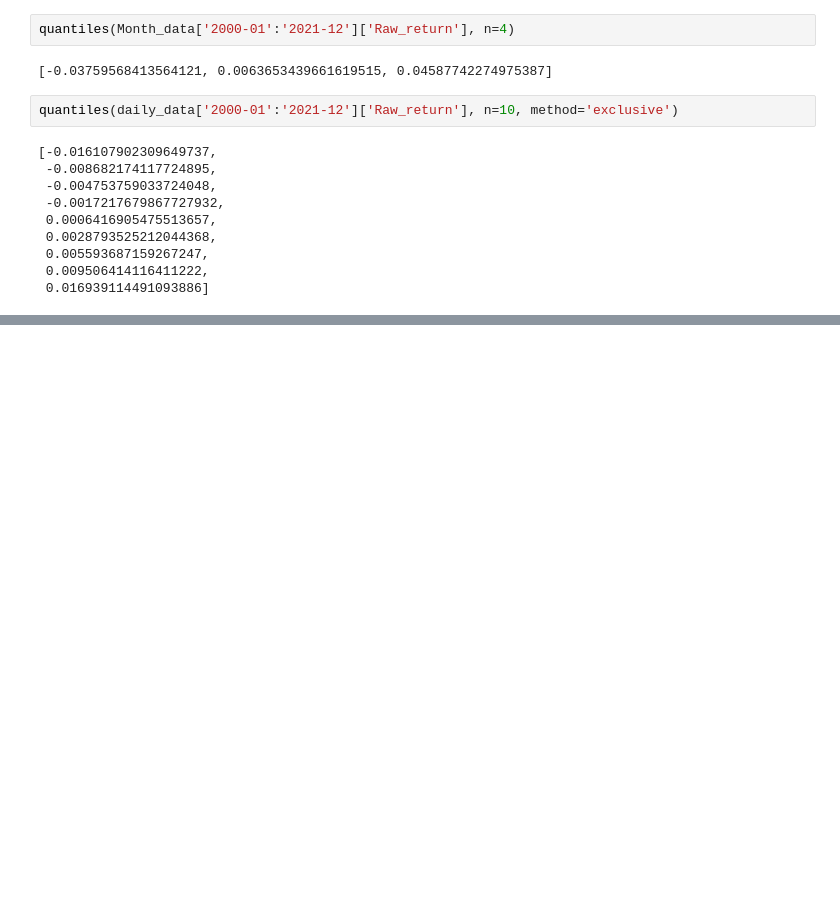
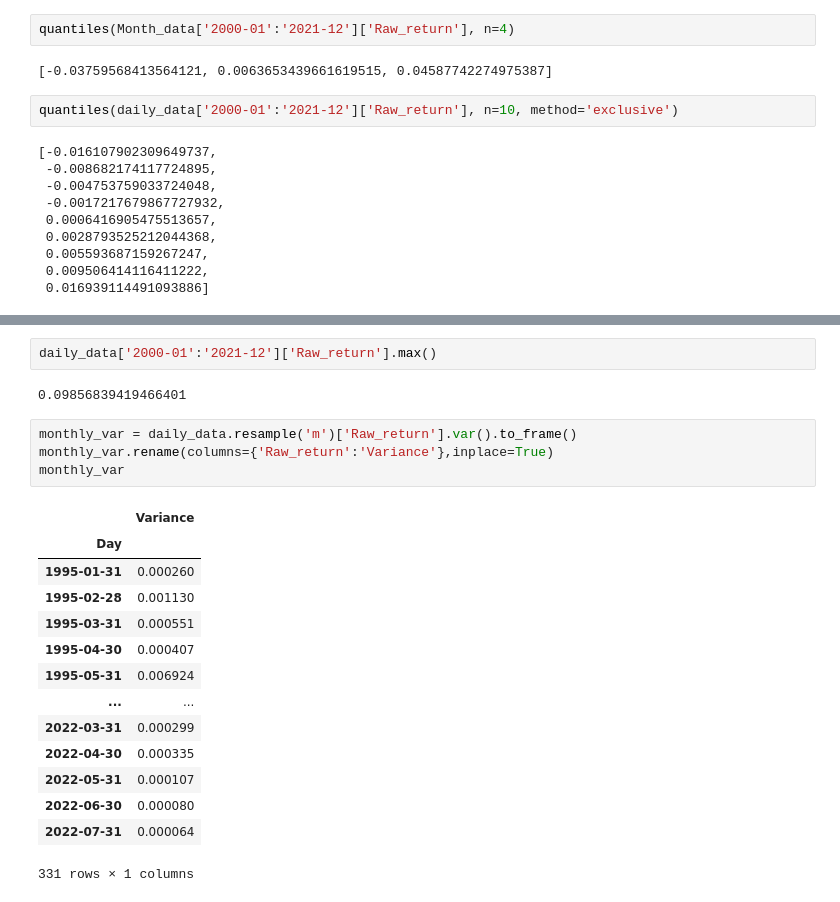
Before and after one commit to Mxc200209/Python, a Jupyter notebook: Python/Python/第四次课程.ipynb, the cells around one changed output, grey strips where cells are left out. Drawn from its saved outputs; the diff is of its cells as text; blank space fills up the shorter version.

```diff
--- a/Python/Python/第四次课程.ipynb
+++ b/Python/Python/第四次课程.ipynb
@@ -239,0 +314,23 @@ quantiles(daily_data['2000-01':'2021-12']['Raw_return'], n=10, method='exclusive
+# %%
+daily_data['2000-01':'2021-12']['Raw_return'].max()
+# %% [output]
+0.09856839419466401
+# %%
+monthly_var = daily_data.resample('m')['Raw_return'].var().to_frame()
+monthly_var.rename(columns={'Raw_return':'Variance'},inplace=True)
+monthly_var
+# %% [output]
+|  | Variance |
+| Day |  |
+| 1995-01-31 | 0.000260 |
+| 1995-02-28 | 0.001130 |
+| 1995-03-31 | 0.000551 |
+| 1995-04-30 | 0.000407 |
+| 1995-05-31 | 0.006924 |
+| ... | ... |
+| 2022-03-31 | 0.000299 |
+| 2022-04-30 | 0.000335 |
+| 2022-05-31 | 0.000107 |
+| 2022-06-30 | 0.000080 |
+| 2022-07-31 | 0.000064 |
+331 rows × 1 columns
```
Also changed, not shown: parts of 26 cells of this notebook.
